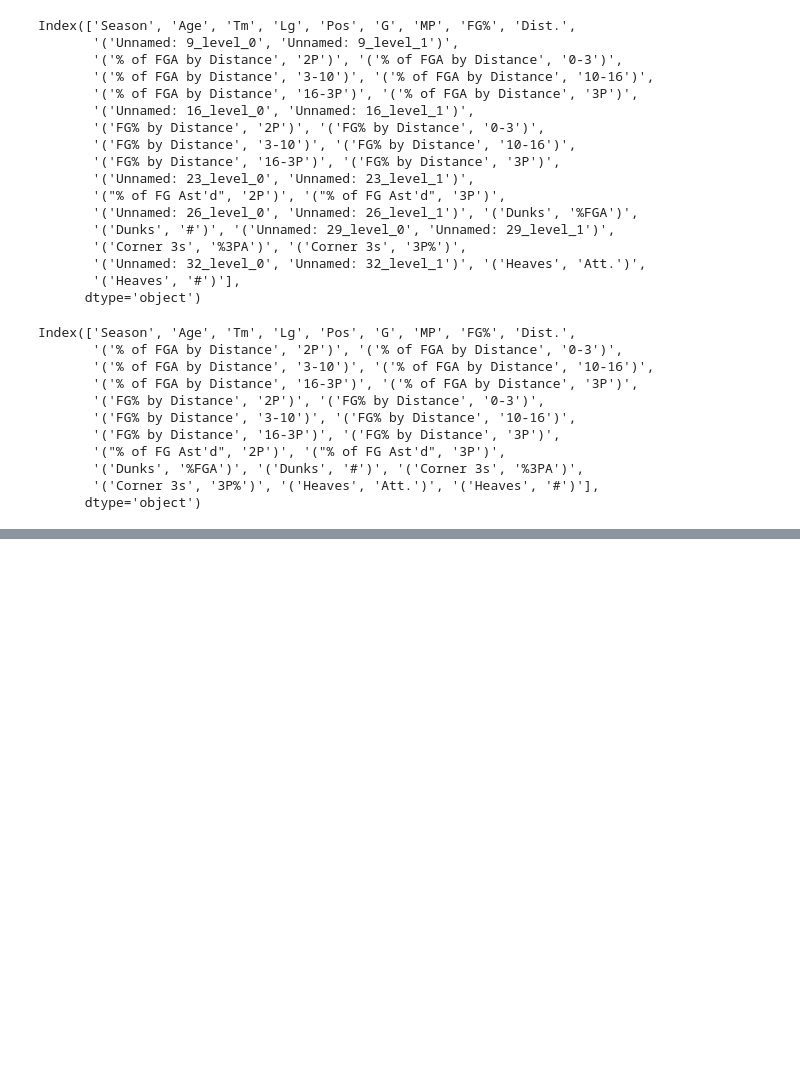
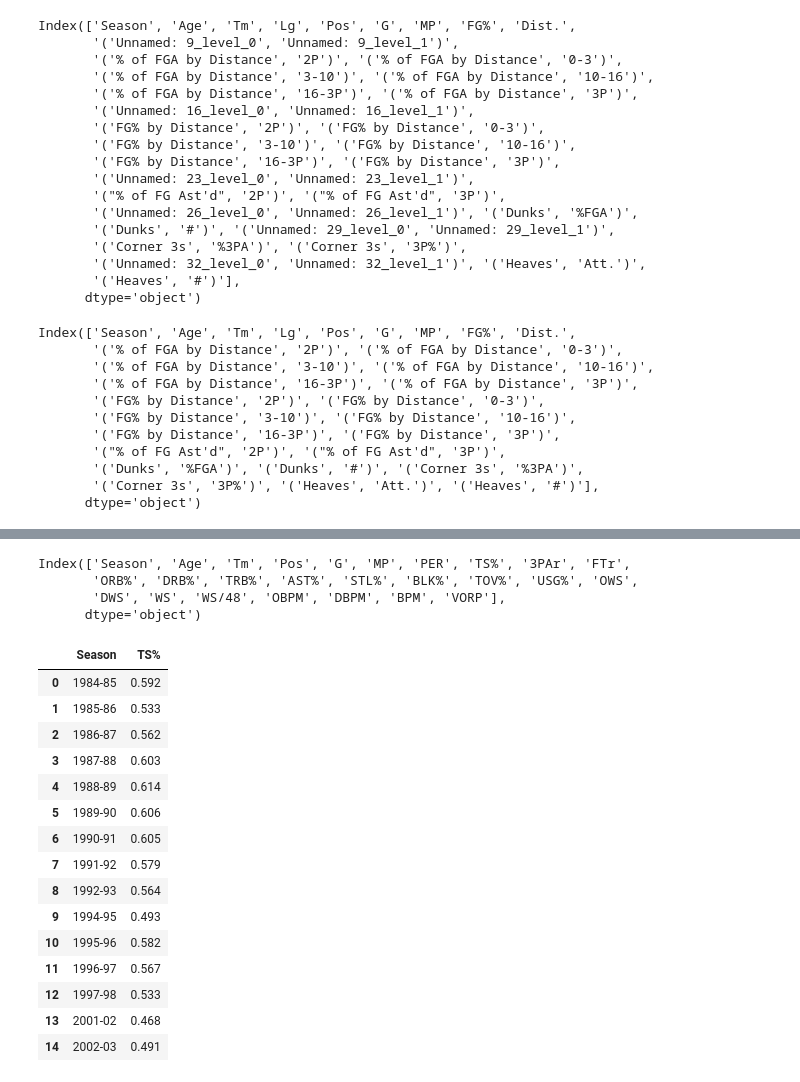
Before and after one commit to SilverCrocus/basketball-stats-dashboard, a Jupyter notebook: notebooks/cleaning.ipynb, the cells around one changed output, grey strips where cells are left out. Saved outputs shown, nothing was run; the diff lists cells and outputs as text; code cells hidden in the pictures; blank space fills up the shorter version.

```diff
--- a/notebooks/cleaning.ipynb
+++ b/notebooks/cleaning.ipynb
@@ -1431,0 +1487,27 @@ Index(['Season', 'Age', 'Tm', 'Lg', 'Pos', 'G', 'MP', 'FG%', 'Dist.',
+# %%
+mj_advanced.columns
+# %% [output]
+Index(['Season', 'Age', 'Tm', 'Pos', 'G', 'MP', 'PER', 'TS%', '3PAr', 'FTr',
+       'ORB%', 'DRB%', 'TRB%', 'AST%', 'STL%', 'BLK%', 'TOV%', 'USG%', 'OWS',
+       'DWS', 'WS', 'WS/48', 'OBPM', 'DBPM', 'BPM', 'VORP'],
+      dtype='object')
+# %%
+# show me only the TS% column for both players with the season column aswel
+mj_advanced[['Season', 'TS%']]
+# %% [output]
+|  | Season | TS% |
+| 0 | 1984-85 | 0.592 |
+| 1 | 1985-86 | 0.533 |
+| 2 | 1986-87 | 0.562 |
+| 3 | 1987-88 | 0.603 |
+| 4 | 1988-89 | 0.614 |
+| 5 | 1989-90 | 0.606 |
+| 6 | 1990-91 | 0.605 |
+| 7 | 1991-92 | 0.579 |
+| 8 | 1992-93 | 0.564 |
+| 9 | 1994-95 | 0.493 |
+| 10 | 1995-96 | 0.582 |
+| 11 | 1996-97 | 0.567 |
+| 12 | 1997-98 | 0.533 |
+| 13 | 2001-02 | 0.468 |
+| 14 | 2002-03 | 0.491 |
```
Also changed, not shown: parts of 11 cells of this notebook, 2 other files.
